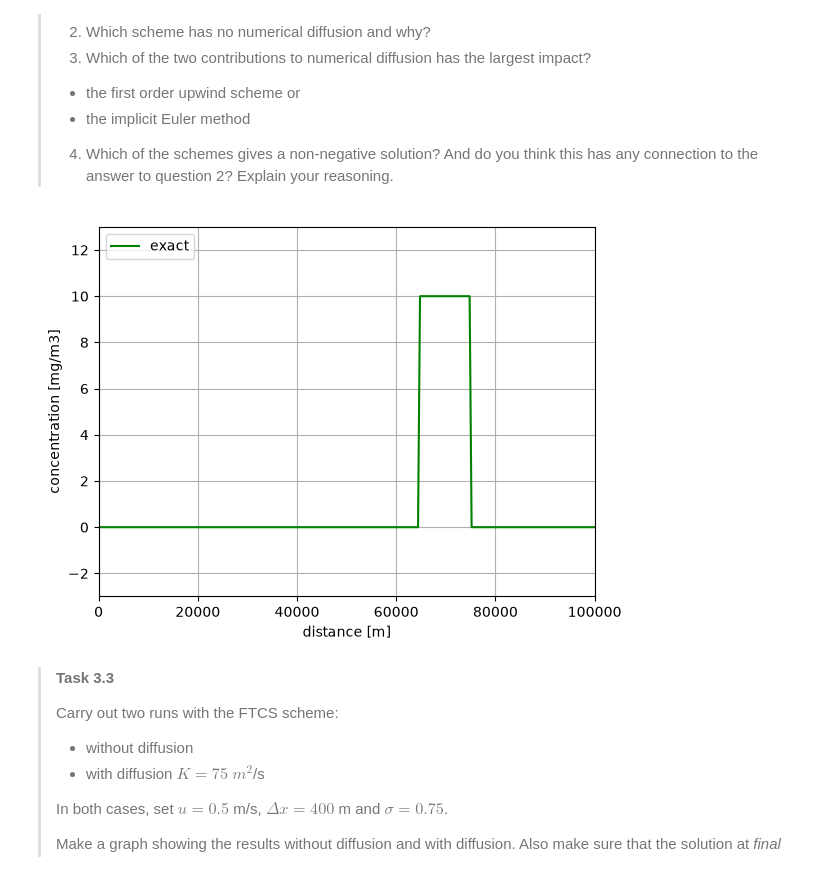
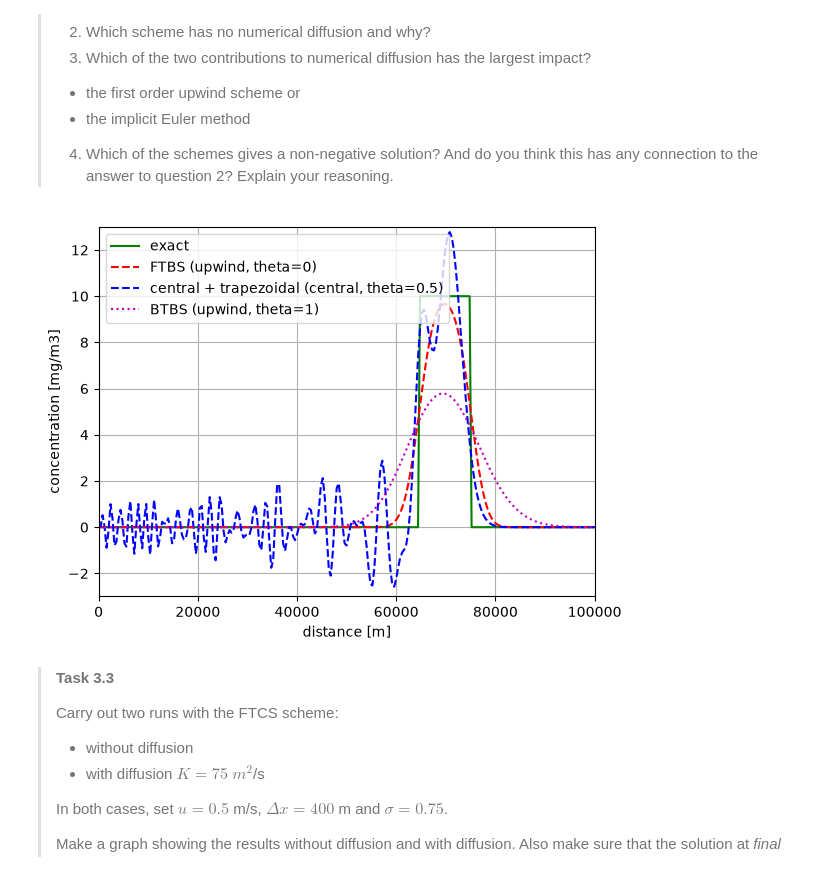
Before and after one commit to prajwalabc/GA2.1, a Jupyter notebook: grp09.ipynb, the cells around one changed output. Saved outputs shown, nothing was run; the diff lists cells and outputs as text; code cells hidden in the pictures.

```diff
--- a/grp09.ipynb
+++ b/grp09.ipynb
@@ -338,25 +338,35 @@ plt.grid()
 # %%
 # parameters for Task 3.2
 # we do the first one for you!
 
 dtmethod = 'theta'
 K = 0.
 
 # plot true solution
 plt.plot(x,c1,'g',label='exact')
 
+dt = 600
+# Now it's your turn!
+#FTBS
+c_ftbs = advdiff(u, K, c0, lenD, dt, Tend, 'upwind', dtmethod, 0.0)
+plt.plot(x, c_ftbs[N,:], 'r--', label='FTBS (upwind, theta=0)')
 
-# Now it's your turn!
-### YOUR CODE HERE ###
+#Central difference
+c_central = advdiff(u, K, c0, lenD, dt, Tend, 'central', dtmethod, 0.5)
+plt.plot(x, c_central[N,:], 'b--', label='central + trapezoidal (central, theta=0.5)')
+
+#BTBS
+c_btbs = advdiff(u, K, c0, lenD, dt, Tend, 'upwind', dtmethod, 1.0)
+plt.plot(x, c_btbs[N,:], 'm:', label='BTBS (upwind, theta=1)')
 
 # plot the result
 plt.axis(np.array([0,lenD,-3,13]))
 plt.xlabel('distance [m]')
 plt.ylabel('concentration [mg/m3]')
 plt.legend(loc = "upper left")
 plt.grid()
 # %% [output]
-[figure, old version]
+[figure, new version]
 # %% [markdown]
 >**Task 3.3**
 >
```
Also changed, not shown: parts of 3 cells of this notebook.
